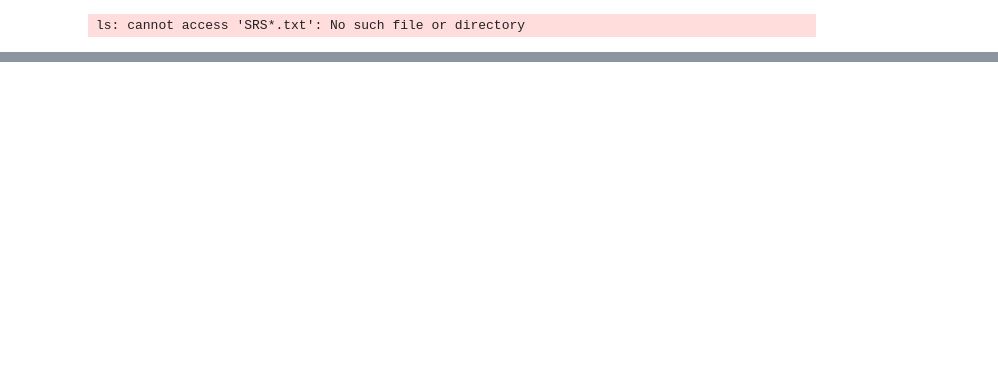
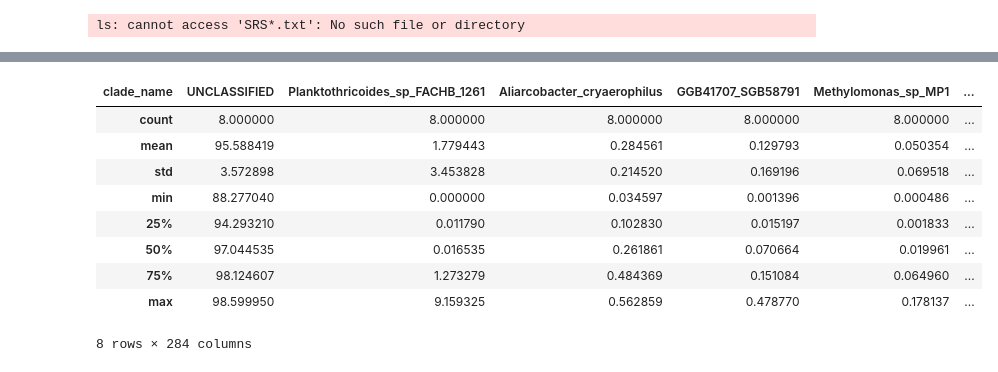
Before and after one commit to blomfelt/BBT045_Project, a Jupyter notebook: Project_group1.ipynb, the cells around one changed output, grey strips where cells are left out. Cells and saved outputs as stored; diff of their text form; code cells hidden in the pictures; blank space fills up the shorter version.

```diff
--- a/Project_group1.ipynb
+++ b/Project_group1.ipynb
@@ -469,0 +490,13 @@ sns.pairplot(species_df, hue='upstream_2.2km_2011')
+# %%
+transposed_df.describe()
+# %% [output]
+| clade_name | UNCLASSIFIED | Planktothricoides_sp_FACHB_1261 | Aliarcobacter_cryaerophilus | GGB41707_SGB58791 | Methylomonas_sp_MP1 | ... |
+| count | 8.000000 | 8.000000 | 8.000000 | 8.000000 | 8.000000 | ... |
+| mean | 95.588419 | 1.779443 | 0.284561 | 0.129793 | 0.050354 | ... |
+| std | 3.572898 | 3.453828 | 0.214520 | 0.169196 | 0.069518 | ... |
+| min | 88.277040 | 0.000000 | 0.034597 | 0.001396 | 0.000486 | ... |
+| 25% | 94.293210 | 0.011790 | 0.102830 | 0.015197 | 0.001833 | ... |
+| 50% | 97.044535 | 0.016535 | 0.261861 | 0.070664 | 0.019961 | ... |
+| 75% | 98.124607 | 1.273279 | 0.484369 | 0.151084 | 0.064960 | ... |
+| max | 98.599950 | 9.159325 | 0.562859 | 0.478770 | 0.178137 | ... |
+8 rows × 284 columns
```
Also changed, not shown: parts of 12 cells of this notebook.
